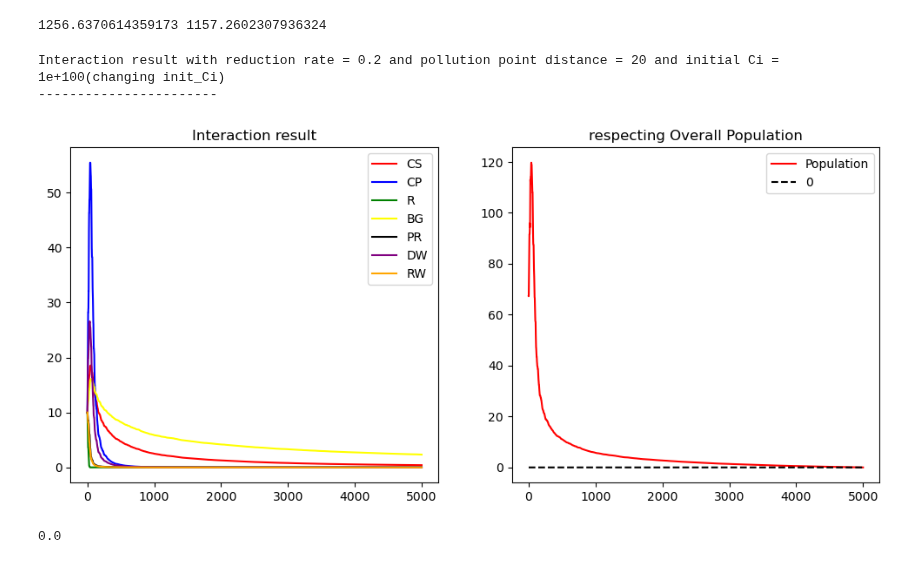
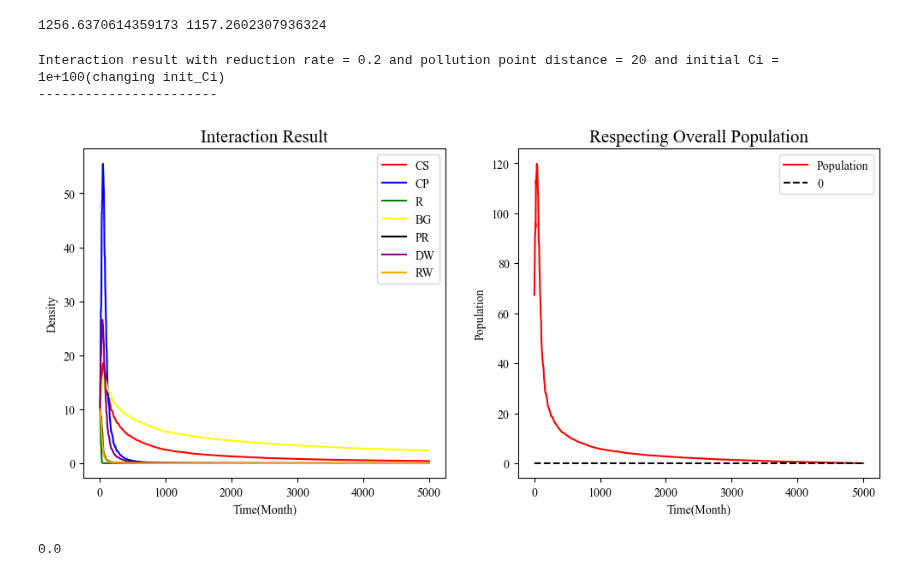
Before and after one commit to SILENT-GUO/MCM_works, a Jupyter notebook: Competition/Tasks/Task4.ipynb, the cells around one changed output. Drawn from its saved outputs; the diff is of its cells as text; code cells hidden in the pictures.

```diff
--- a/Competition/Tasks/Task4.ipynb
+++ b/Competition/Tasks/Task4.ipynb
@@ -297,36 +297,42 @@ for Ci in init_Ci_list:
     init_Ci = Ci # should be large to see the effect
     pollution_point_distance = 20 # from 0 to 100
     init_radius = 1
     speed = 1
     reduction_rate = 0.2
     all_area_radius = 100 * (1-reduction_rate)
     P_list, time_span_before, time_span_in_between, time_span_after = pollution_model(all_area_radius, init_Ci, pollution_point_distance, init_radius, speed)
     cs_trend, cp_trend, R_trend, BG_trend, PR_trend, DW_trend, RW_trend = doCompetitionModelWithPollutionAndReduction(P_list, reduction_rate)
     print('Interaction result with reduction rate = ' + str(reduction_rate) + ' and pollution point distance = ' + str(pollution_point_distance)+' and initial Ci = ' + str(init_Ci) + "(changing init_Ci)")
     print("-----------------------")
+    plt.rc('font', family='Times New Roman')
     plt.figure(figsize=(12, 5))
     plt.subplot(1, 2, 1)
-    plt.title("Interaction result")
+    plt.xlabel("Time(Month)")
+    plt.ylabel("Density")
+    plt.title("Interaction Result", fontdict={"size":15})
     plt.plot(time, cs_trend, color='red', label='CS')
     plt.plot(time, cp_trend, color='blue', label='CP')
     plt.plot(time, R_trend, color='green', label='R')
     plt.plot(time, BG_trend, color='yellow', label='BG')
     plt.plot(time, PR_trend, color='black', label='PR')
     plt.plot(time, DW_trend, color='purple', label='DW')
     plt.plot(time, RW_trend, color='orange', label='RW')
     plt.legend()
     population_list = [cs_trend[i] + cp_trend[i] + R_trend[i] + BG_trend[i] + PR_trend[i] + DW_trend[i] + RW_trend[i] for i in range(len(time))]
     population_list = [i-2.7480398500589014 for i in population_list]
+    plt.rc('font', family='Times New Roman')
     plt.subplot(1, 2, 2)
-    plt.title("respecting Overall Population")
+    plt.title("Respecting Overall Population", fontdict={"size":15})
+    plt.xlabel("Time(Month)")
+    plt.ylabel("Population")
     plt.plot(time, population_list, color='red', label='Population')
     plt.plot(time, [0]*len(time), color='black', label='0', linestyle='--')
     plt.legend()
     plt.show()
 # %% [output]
 Interaction result with reduction rate = 0.2 and pollution point distance = 20 and initial Ci = 1e+100(changing init_Ci)
 -----------------------
-[figure, old version]
+[figure, new version]
 # %%
 print(population_list[-1])
 # %% [output]
```
Also changed, not shown: 9 other files.
